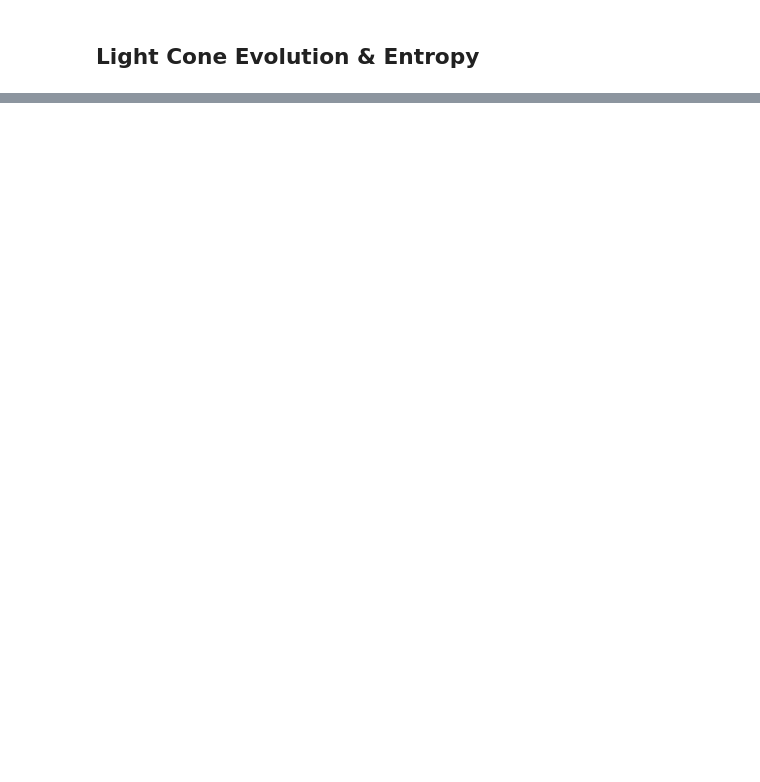
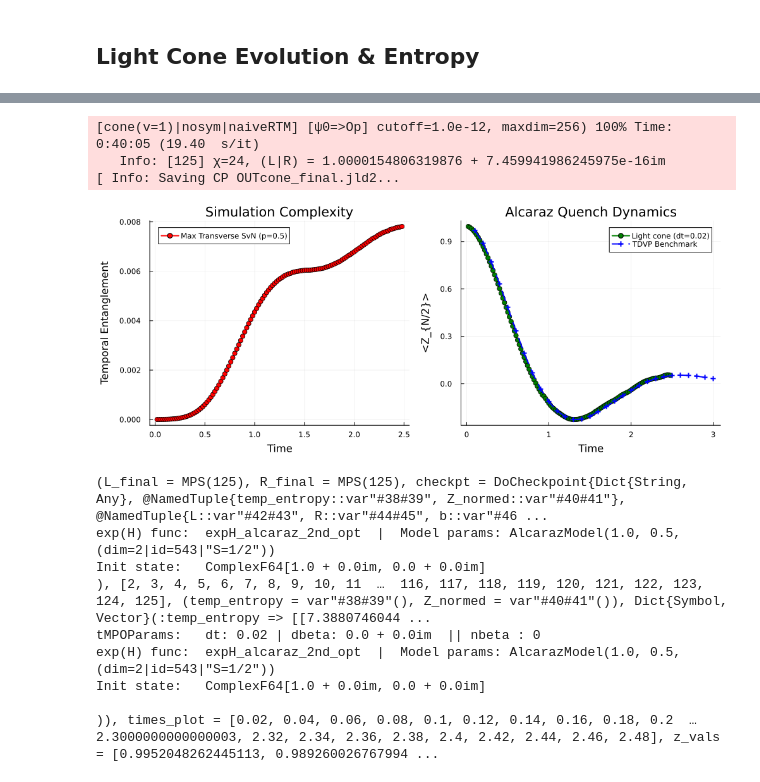
Before and after one commit to jmarquezol/QuantumMaster, a Jupyter notebook: master_thesis/2_test_MPO.ipynb, the cells around one changed output, grey strips where cells are left out. Saved outputs shown, nothing was run; the diff lists cells and outputs as text; code cells hidden in the pictures; blank space fills up the shorter version.

```diff
--- a/master_thesis/2_test_MPO.ipynb
+++ b/master_thesis/2_test_MPO.ipynb
@@ -1227,0 +333,25 @@ display(p_plot)
+# %%
+mpo_generator = expH_alcaraz_2nd_opt
+
+results = run_light_cone_evol(
+    mpo_generator;
+    dt = 0.02,
+    T_max = 2.5,
+    p = 0.5,
+    times_tdvp = times_tdvp,
+    z_tdvp = z_tdvp
+)
+# %% [output]
+[cone(v=1)|nosym|naiveRTM] [ψ0=>Op] cutoff=1.0e-12, maxdim=256) 100% Time: 0:40:05 (19.40  s/it)
+   Info: [125] χ=24, (L|R) = 1.0000154806319876 + 7.459941986245975e-16im
+[ Info: Saving CP OUTcone_final.jld2...
+[figure, added]
+(L_final = MPS(125), R_final = MPS(125), checkpt = DoCheckpoint{Dict{String, Any}, @NamedTuple{temp_entropy::var"#38#39", Z_normed::var"#40#41"}, @NamedTuple{L::var"#42#43", R::var"#44#45", b::var"#46 ...
+exp(H) func:  expH_alcaraz_2nd_opt  |  Model params: AlcarazModel(1.0, 0.5, (dim=2|id=543|"S=1/2"))
+Init state:   ComplexF64[1.0 + 0.0im, 0.0 + 0.0im]
+), [2, 3, 4, 5, 6, 7, 8, 9, 10, 11  …  116, 117, 118, 119, 120, 121, 122, 123, 124, 125], (temp_entropy = var"#38#39"(), Z_normed = var"#40#41"()), Dict{Symbol, Vector}(:temp_entropy => [[7.3880746044 ...
+tMPOParams:   dt: 0.02 | dbeta: 0.0 + 0.0im  || nbeta : 0
+exp(H) func:  expH_alcaraz_2nd_opt  |  Model params: AlcarazModel(1.0, 0.5, (dim=2|id=543|"S=1/2"))
+Init state:   ComplexF64[1.0 + 0.0im, 0.0 + 0.0im]
+
+)), times_plot = [0.02, 0.04, 0.06, 0.08, 0.1, 0.12, 0.14, 0.16, 0.18, 0.2  …  2.3000000000000003, 2.32, 2.34, 2.36, 2.38, 2.4, 2.42, 2.44, 2.46, 2.48], z_vals = [0.9952048262445113, 0.989260026767994 ...
```
Also changed, not shown: parts of 51 cells of this notebook, 2 other files.
